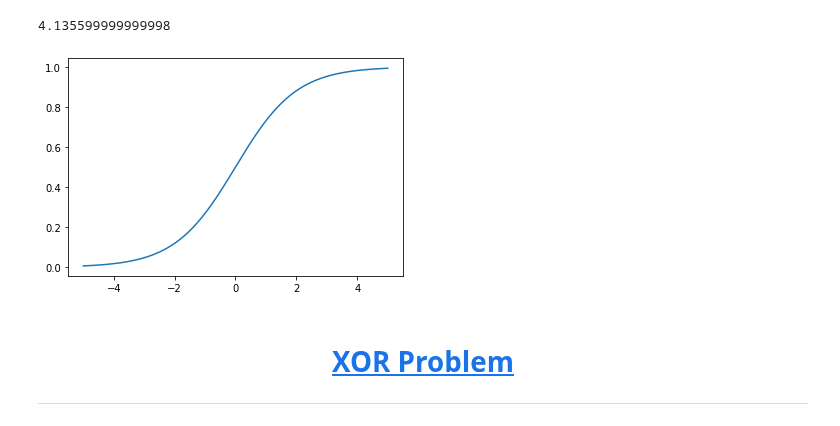
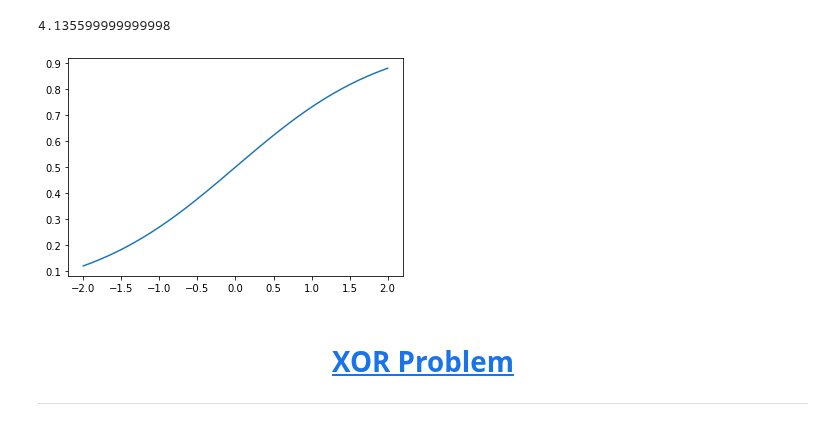
Before and after one commit to knpatel2/ai-webdev, a Jupyter notebook: lessons/lesson-01/lesson-01.knpatel2.ipynb, the cells around one changed output. Saved outputs shown, nothing was run; the diff lists cells and outputs as text; code cells hidden in the pictures.

```diff
--- a/lessons/lesson-01/lesson-01.knpatel2.ipynb
+++ b/lessons/lesson-01/lesson-01.knpatel2.ipynb
@@ -133,9 +133,9 @@ def sigmoid(x):
   return 1/(1 + np.exp(-x))
 # %%
 # plot the sigmoid activation function
-plot(sigmoid, bounds=[-5, 5])
+plot(sigmoid)
 # %% [output]
-[figure, old version]
+[figure, new version]
 # %% [markdown]
 # <center><a href='https://playground.tensorflow.org/#activation=linear&batchSize=10&dataset=xor&regDataset=reg-plane&learningRate=0.03&regularizationRate=0&noise=0&networkShape=8&seed=0.44328&showTestData=false&discretize=false&percTrainData=50&x=true&y=true&xTimesY=false&xSquared=false&ySquared=false&cosX=false&sinX=false&cosY=false&sinY=false&collectStats=false&problem=classification&initZero=false&hideText=false'>XOR Problem</a></center>
 
```
Also changed, not shown: parts of 6 cells of this notebook.
